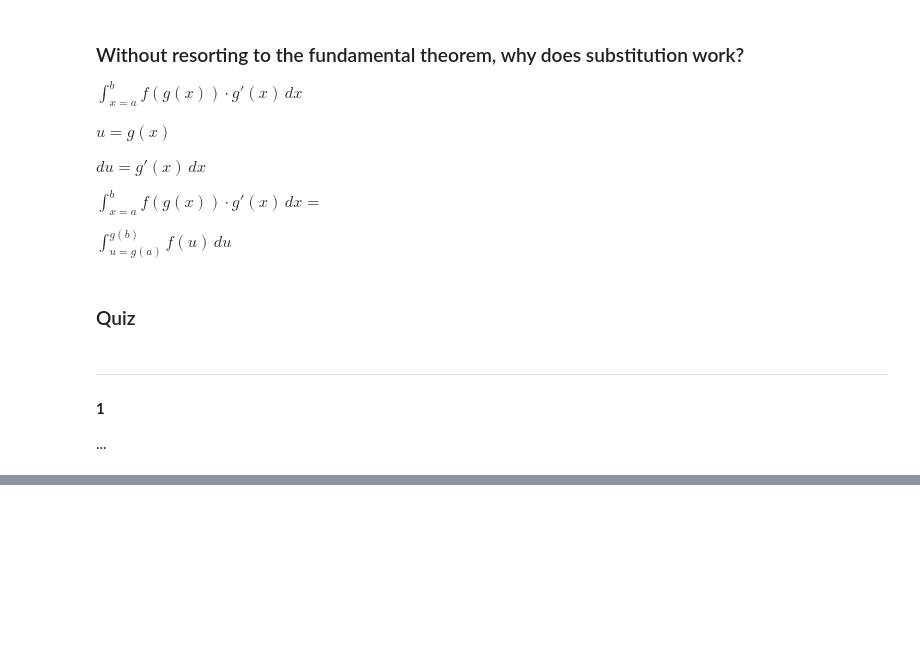
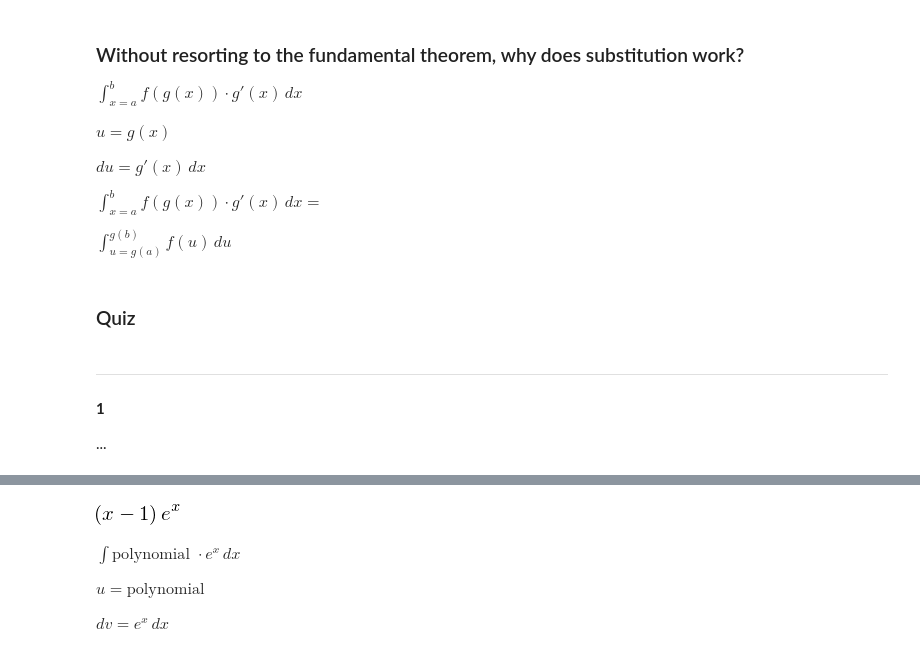
Before and after one commit to idrisr/coursera-calculus_one, a Jupyter notebook: Calculus3.ipynb, the cells around one changed output, grey strips where cells are left out. Saved outputs shown, nothing was run; the diff lists cells and outputs as text; code cells hidden in the pictures; blank space fills up the shorter version.

```diff
--- a/Calculus3.ipynb
+++ b/Calculus3.ipynb
@@ -2415,0 +2465,11 @@ $\displaystyle\int_{u=g(a)}^{g(b)} f(u)\,du$
+# %%
+fx = x*E**x
+integrate(fx)
+# %% [output]
+[figure, added]
+# %% [markdown]
+$\displaystyle\int \text{polynomial }\cdot e^x\,dx$
+
+$u = \text{polynomial }$
+
+$dv = e^x \,dx$
```
Also changed, not shown: parts of 27 cells of this notebook.
